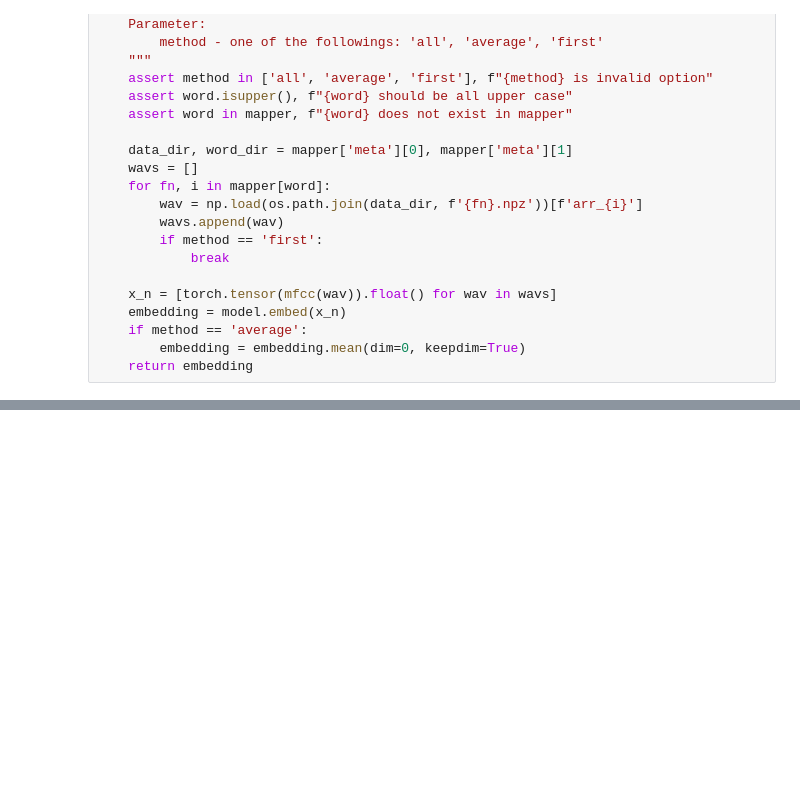
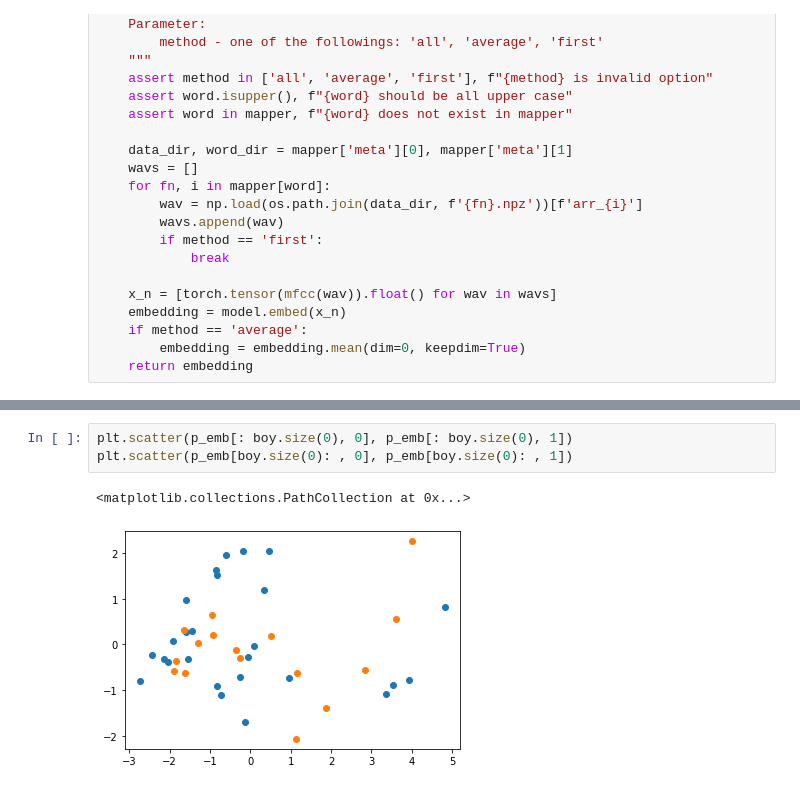
Before and after one commit to yjang43/Speech2Vec, a Jupyter notebook: analysis.ipynb, the cells around one changed output, grey strips where cells are left out. Cells and saved outputs as stored; diff of their text form; blank space fills up the shorter version.

```diff
--- a/analysis.ipynb
+++ b/analysis.ipynb
@@ -116,0 +113,6 @@ torch.Size([36, 13])
+# %%
+plt.scatter(p_emb[: boy.size(0), 0], p_emb[: boy.size(0), 1])
+plt.scatter(p_emb[boy.size(0): , 0], p_emb[boy.size(0): , 1])
+# %% [output]
+<matplotlib.collections.PathCollection at 0x...>
+[figure, added]
```
Also changed, not shown: parts of 16 cells of this notebook, 2 other files.
